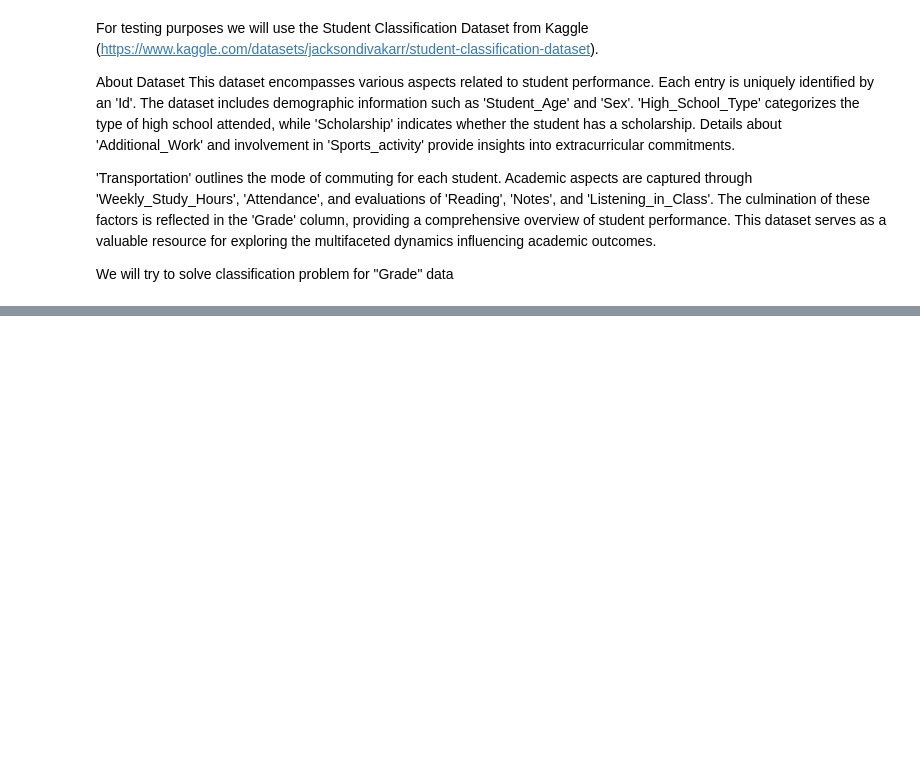
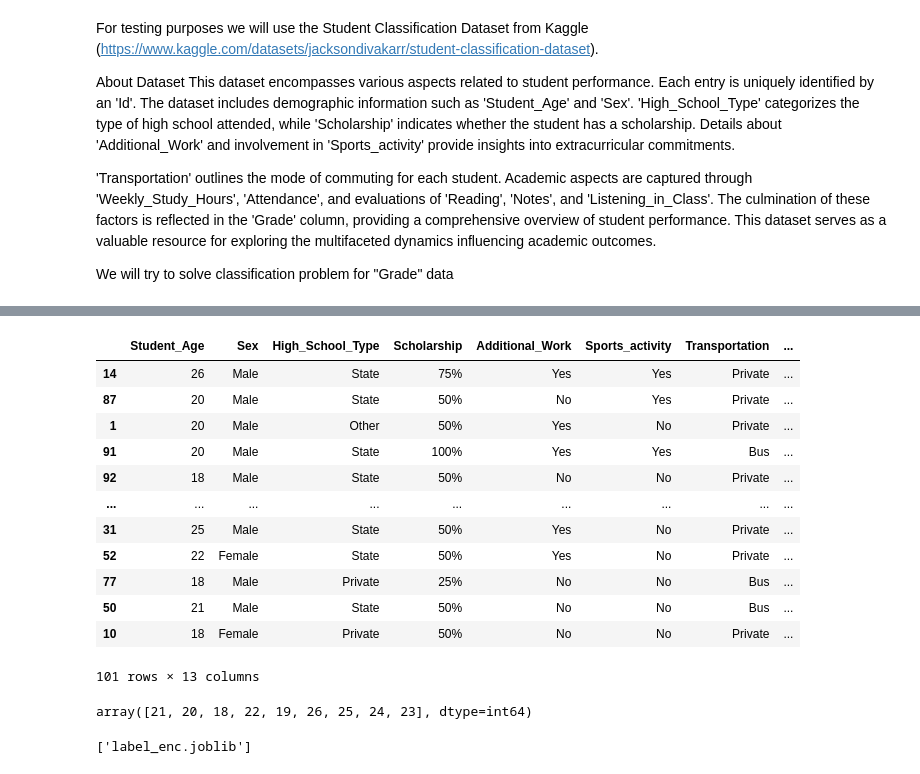
Before and after one commit to PeterOstr/Training_XG_Boost, a Jupyter notebook: Hyperparameters_training/Hyper_train.ipynb, the cells around one changed output, grey strips where cells are left out. Drawn from its saved outputs; the diff is of its cells as text; code cells hidden in the pictures; blank space fills up the shorter version.

```diff
--- a/Hyperparameters_training/Hyper_train.ipynb
+++ b/Hyperparameters_training/Hyper_train.ipynb
@@ -49,0 +95,55 @@ X_train, X_test, y_train, y_test = train_test_split(X,y, train_size=0.7)
+# %%
+X_train
+# %% [output]
+|  | Student_Age | Sex | High_School_Type | Scholarship | Additional_Work | Sports_activity | Transportation | ... |
+| 14 | 26 | Male | State | 75% | Yes | Yes | Private | ... |
+| 87 | 20 | Male | State | 50% | No | Yes | Private | ... |
+| 1 | 20 | Male | Other | 50% | Yes | No | Private | ... |
+| 91 | 20 | Male | State | 100% | Yes | Yes | Bus | ... |
+| 92 | 18 | Male | State | 50% | No | No | Private | ... |
+| ... | ... | ... | ... | ... | ... | ... | ... | ... |
+| 31 | 25 | Male | State | 50% | Yes | No | Private | ... |
+| 52 | 22 | Female | State | 50% | Yes | No | Private | ... |
+| 77 | 18 | Male | Private | 25% | No | No | Bus | ... |
+| 50 | 21 | Male | State | 50% | No | No | Bus | ... |
+| 10 | 18 | Female | Private | 50% | No | No | Private | ... |
+101 rows × 13 columns
+# %%
+data['Student_Age'].unique()
+# %% [output]
+array([21, 20, 18, 22, 19, 26, 25, 24, 23], dtype=int64)
+# %%
+categorical_features = ["Sex","High_School_Type","Scholarship",
+                        "Additional_Work","Sports_activity","Transportation","Attendance",
+                        "Reading","Notes","Listening_in_Class","Project_work"]
+
+numeric_features = [i for i in X_train.columns if i not in categorical_features]
+
+# Пайплайн для числовых признаков
+pipe_num = Pipeline([
+    ('imputer', SimpleImputer(strategy='median')),
+    ('power_tr', PowerTransformer()),
+    ('scaler', StandardScaler()) ])
+
+pipe_cat = Pipeline([
+    ('imputer', SimpleImputer(strategy= 'constant', fill_value='unknown' )),
+    ('encoding', OneHotEncoder(sparse_output=False,handle_unknown='ignore'))
+])
+
+ct = ColumnTransformer([
+    ('pipe_num', pipe_num, numeric_features),
+    ('pipe_cat', pipe_cat, categorical_features),
+])
+
+# Полный пайплайн
+pipe = Pipeline([
+    ('column_transformer', ct),
+    ('model', xgb.XGBRegressor()),  # It denotes the fraction of observations to be randomly samples for each tree.
+])
+
+# здесь добавляем энкодер для целевых признаков, потому что randomsearch не работает без этого преобразования
+label_encoder = LabelEncoder()
+y_train_encoded = label_encoder.fit_transform(y_train)
+joblib.dump(label_encoder,'label_enc.joblib')
+# %% [output]
+['label_enc.joblib']
```
Also changed, not shown: parts of 17 cells of this notebook, 2 other files.
